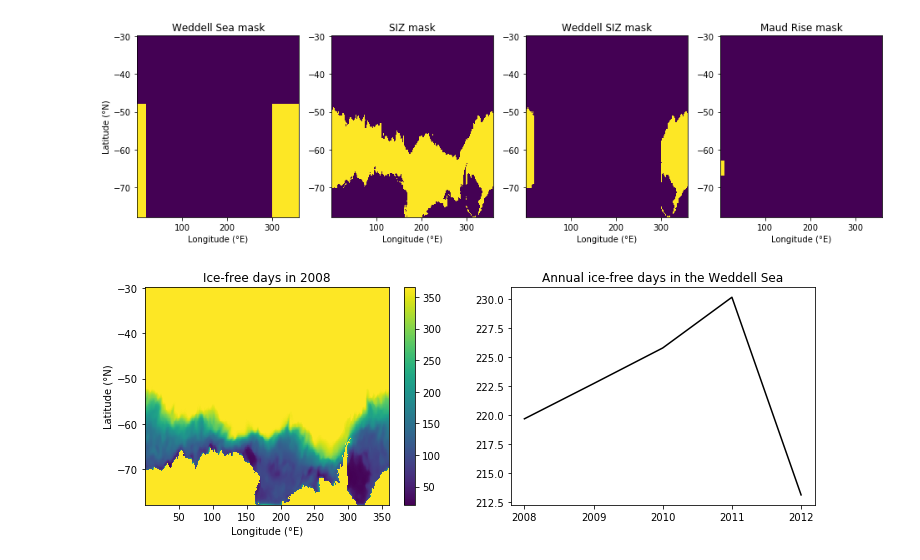
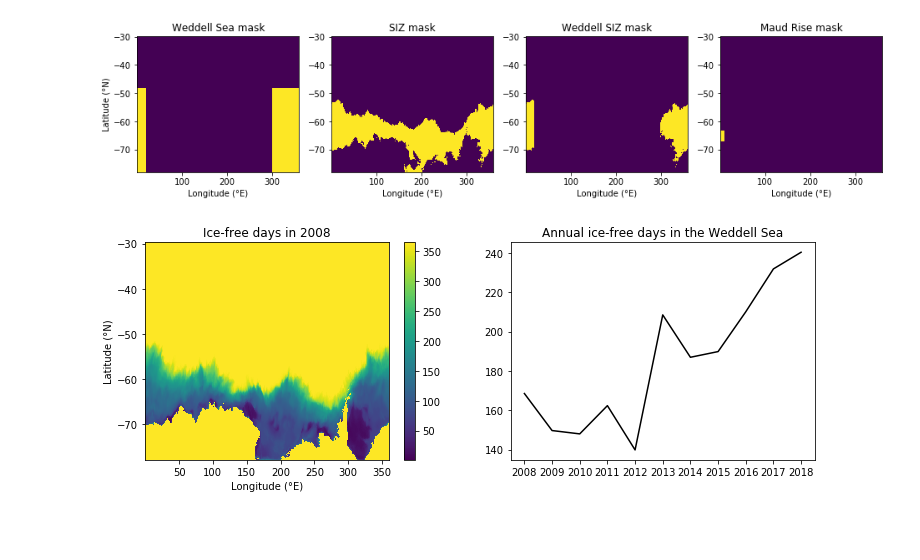
Before and after one commit to ethan-campbell/Weddell_phyto_paper, a Jupyter notebook: bsose_weddell_analysis.py.ipynb, the cells around one changed output. Drawn from its saved outputs; the diff is of its cells as text; code cells hidden in the pictures; blank space fills up the shorter version.

Commit message:
B-SOSE 1/6° analysis, incl. Chl

```diff
--- a/bsose_weddell_analysis.py.ipynb
+++ b/bsose_weddell_analysis.py.ipynb
@@ -2,9 +2,11 @@
 from numpy import *
 import xarray as xr
 import pandas as pd
+from scipy import stats
 import matplotlib.pyplot as plt
 import matplotlib.patches as mpatches
 import platform
+from dask.diagnostics import ProgressBar
 from IPython.core.display import display, HTML
 display(HTML("<style>.container { width:100% !important; }</style>"))
 
@@ -14,28 +16,33 @@ if platform.system() == 'Darwin':   # use 1/3° 2008-2011 B-SOSE output on local
     ncp = xr.open_dataset('/Users/Ethan/Documents/Research/2016-08 - UW/Data/SOSE/bsose_i105_2008to2012_monthly_NCP.nc')
 elif platform.system() == 'Linux':  # use 1/6° 2008-2012 and 2013-2018 B-SOSE output on Deep
     grid = xr.open_dataset('/dat1/ethancc/Data/SOSE/grid.nc')
-    sic = xr.open_mfdataset('/dat1/ethancc/Data/SOSE/bsose_*_monthly_SeaIceArea.nc',concat_dim='time')
-    ncp = xr.open_mfdataset('/dat1/ethancc/Data/SOSE/bsose_*_monthly_NCP.nc',concat_dim='time')
+    sic = xr.open_mfdataset('/dat1/ethancc/Data/SOSE/bsose_*_monthly_SeaIceArea.nc',
+                            combine='by_coords',concat_dim='time',chunks={'time':12,'XC':100,'YC':50})
+    ncp = xr.open_mfdataset('/dat1/ethancc/Data/SOSE/bsose_*_monthly_NCP.nc',
+                            combine='by_coords',concat_dim='time',chunks={'time':12,'XC':100,'YC':50})
+    chl = xr.open_mfdataset('/dat1/ethancc/Data/SOSE/bsose_*_monthly_Chl.nc',
+                            combine='by_coords',concat_dim='time',chunks={'time':12,'XC':100,'YC':50})
 # %%
 # define Weddell SIZ as all grid cells south of 48°S and between 60°W and 20°E featuring seasonal sea ice presence
 weddell_mask = logical_and(grid['YC'] < -48,logical_or(grid['XC'] > 300,grid['XC'] < 20))
-siz_mask = logical_and(sic['SIarea'].max(dim='time') > 0.0,sic['SIarea'].min(dim='time') < 0.15)
+siz_mask = logical_and((sic['SIarea'].groupby('time.year',restore_coord_dims=True).max(dim='time') > 0.15).astype(float).mean(dim='year') > 0.5,
+                       (sic['SIarea'].groupby('time.year',restore_coord_dims=True).min(dim='time') < 0.15).astype(float).mean(dim='year') > 0.5)
 weddell_siz_mask = logical_and(weddell_mask,siz_mask.values)
 
 # define Maud Rise region as 63°-67°S, 0°-10°E, per Campbell et al. 2019
 mr_mask = logical_and(logical_and(grid['YC'] <= -63,grid['YC'] >= -67),logical_and(grid['XC'] >= 0,grid['XC'] <= 10))
 # %%
-plt.figure(figsize=(16,4))
+plt.figure(figsize=(16,3))
 plt.subplot(1,4,1)
 plt.pcolormesh(grid['XC'],grid['YC'],weddell_mask); plt.title('Weddell Sea mask'); plt.xlabel('Longitude (°E)'); plt.ylabel('Latitude (°N)');
 plt.subplot(1,4,2)
 plt.pcolormesh(grid['XC'],grid['YC'],siz_mask); plt.title('SIZ mask'); plt.xlabel('Longitude (°E)');
 plt.subplot(1,4,3)
 plt.pcolormesh(grid['XC'],grid['YC'],weddell_siz_mask); plt.title('Weddell SIZ mask'); plt.xlabel('Longitude (°E)');
 plt.subplot(1,4,4)
 plt.pcolormesh(grid['XC'],grid['YC'],mr_mask); plt.title('Maud Rise mask'); plt.xlabel('Longitude (°E)');
 # %% [output]
-[figure, old version]
+[figure, new version]
 # %%
 # calculate annual ice-free season length
 # note: this is an approximation that assumes SIC is usually close to 0% or 100%, so (1 - monthly average SIC) can
@@ -57,7 +64,7 @@ plt.plot(annual_ice_free_days_weddell,c='k')
 plt.xticks(annual_ice_free_days.year.values)
 plt.title('Annual ice-free days in the Weddell Sea');
 # %% [output]
-[figure, old version]
+[figure, new version]
 # %%
 # compute depth-integrated NCP, taking into account vertical grid cell size
 # note: assume NCP is negligible below 500 m
```
Also changed, not shown: parts of 6 cells of this notebook.
